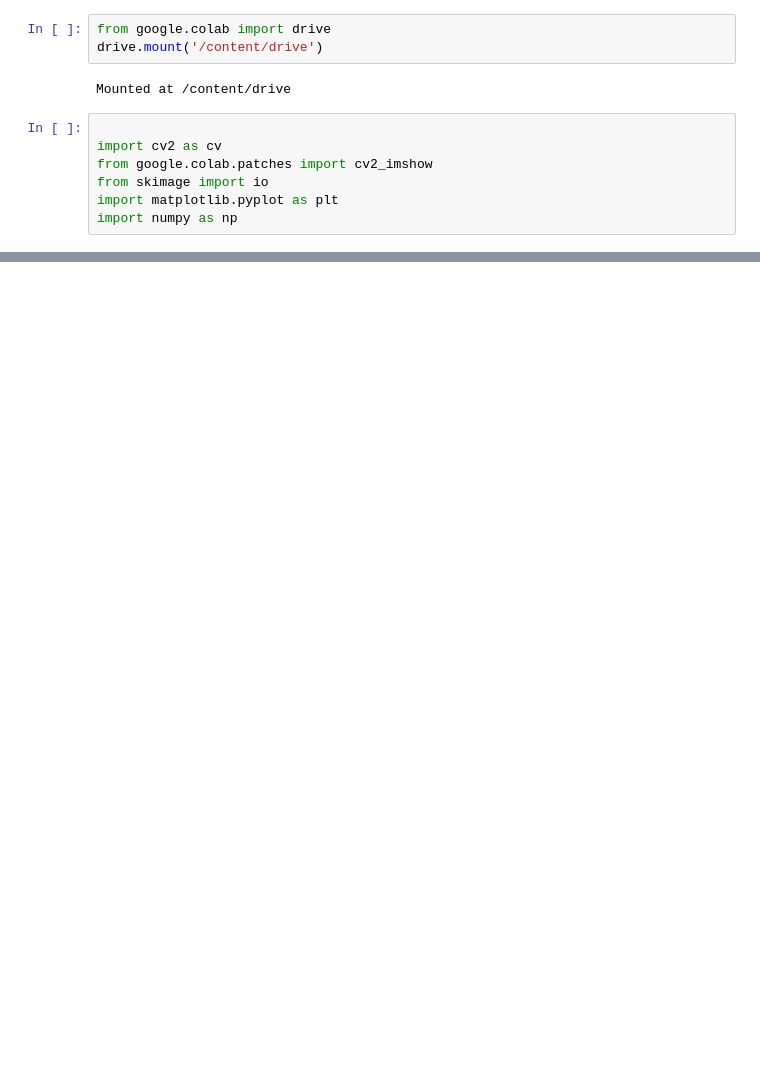
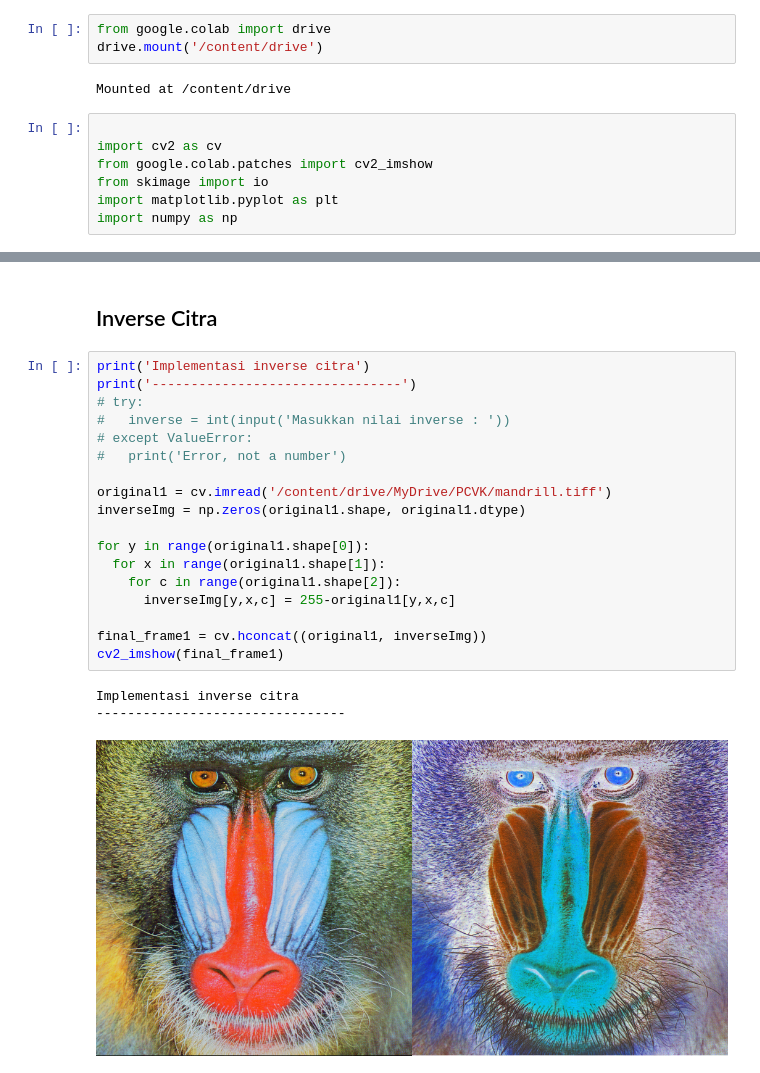
Before and after one commit to khrnnisak/PCVK_Genap_2023, a Jupyter notebook: Pertemuan3.ipynb, the cells around one changed output, grey strips where cells are left out. Drawn from its saved outputs; the diff is of its cells as text; blank space fills up the shorter version.

```diff
--- a/Pertemuan3.ipynb
+++ b/Pertemuan3.ipynb
@@ -38,0 +39,24 @@ Masukkan nilai kecerahan : 50
+# %% [markdown]
+## Inverse Citra
+# %%
+print('Implementasi inverse citra')
+print('--------------------------------')
+# try:
+#   inverse = int(input('Masukkan nilai inverse : '))
+# except ValueError:
+#   print('Error, not a number')
+
+original1 = cv.imread('/content/drive/MyDrive/PCVK/mandrill.tiff')
+inverseImg = np.zeros(original1.shape, original1.dtype)
+
+for y in range(original1.shape[0]):
+  for x in range(original1.shape[1]):
+    for c in range(original1.shape[2]):
+      inverseImg[y,x,c] = 255-original1[y,x,c]
+
+final_frame1 = cv.hconcat((original1, inverseImg))
+cv2_imshow(final_frame1)
+# %% [output]
+Implementasi inverse citra
+--------------------------------
+[figure, added]
```
Also changed, not shown: parts of 1 cell of this notebook.
